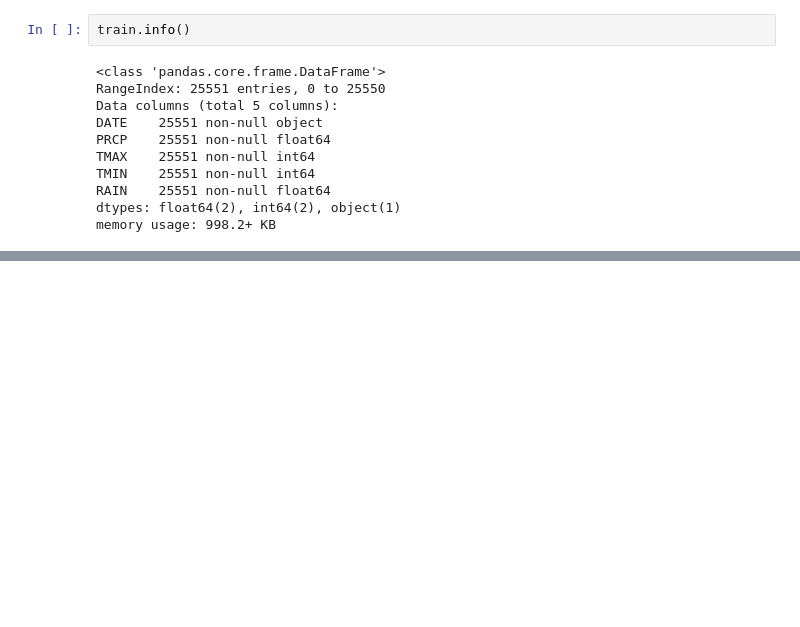
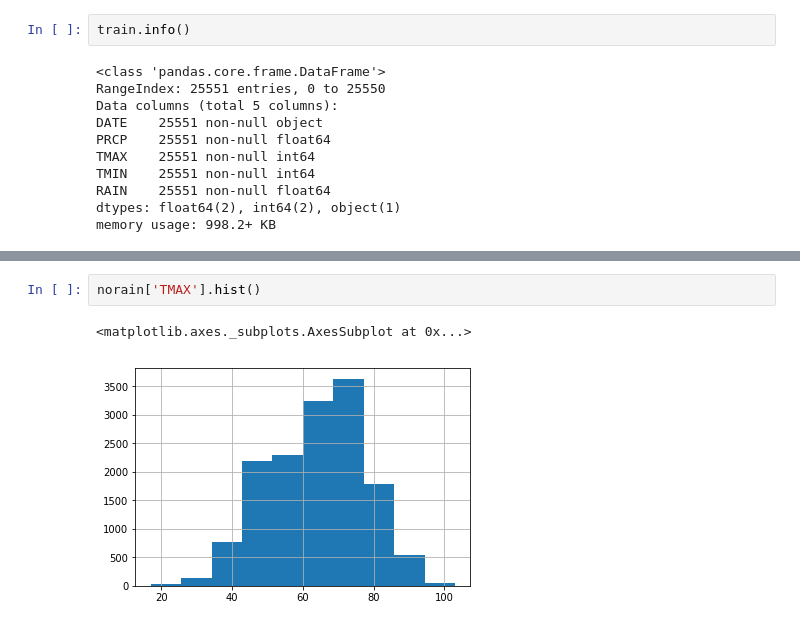
Before and after one commit to innovator-arjun/DataScience-Learning, a Jupyter notebook: Did it rain in Seattle/Rain Prediction in Seatle.ipynb, the cells around one changed output, grey strips where cells are left out. Saved outputs shown, nothing was run; the diff lists cells and outputs as text; blank space fills up the shorter version.

```diff
--- a/Did it rain in Seattle/Rain Prediction in Seatle.ipynb
+++ b/Did it rain in Seattle/Rain Prediction in Seatle.ipynb
@@ -94,0 +152,5 @@ memory usage: 998.2+ KB
+# %%
+norain['TMAX'].hist()
+# %% [output]
+<matplotlib.axes._subplots.AxesSubplot at 0x...>
+[figure, added]
```
Also changed, not shown: parts of 13 cells of this notebook.
